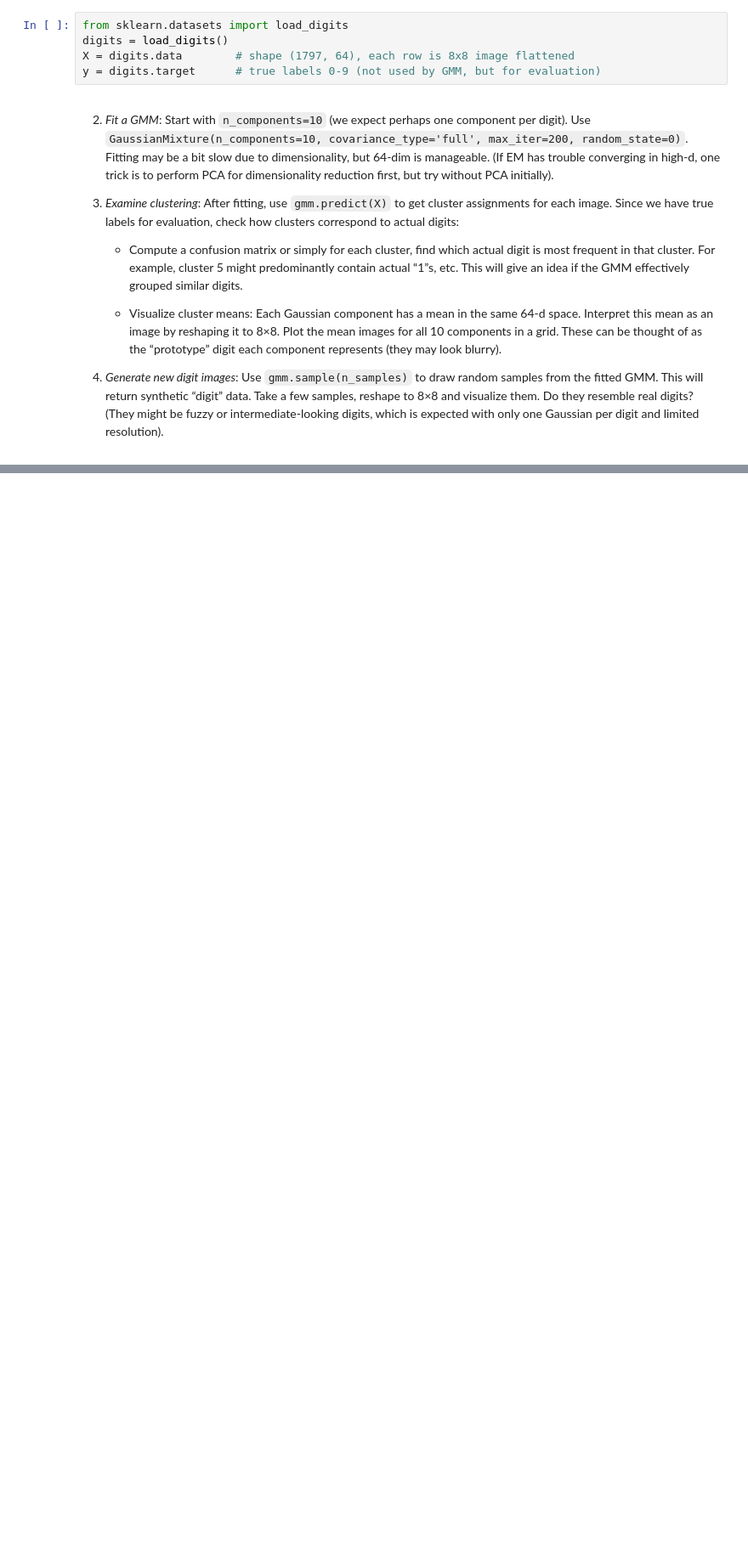
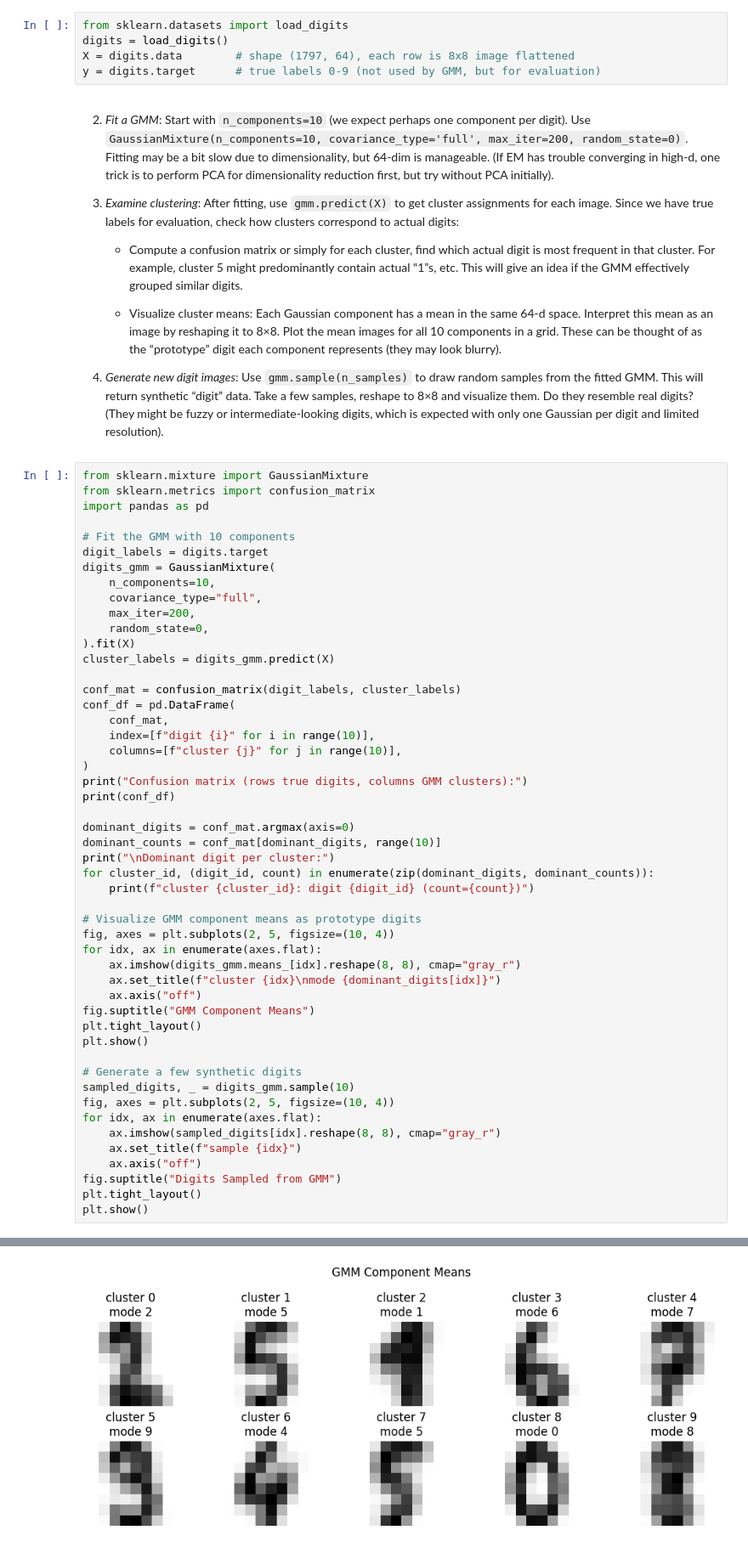
Before and after one commit to MatiPl01/machine-learning, a Jupyter notebook: lab3/Lab1-GMM-student.ipynb, the cells around one changed output, grey strips where cells are left out. Shown at 85% size. Drawn from its saved outputs; the diff is of its cells as text; blank space fills up the shorter version.

```diff
--- a/lab3/Lab1-GMM-student.ipynb
+++ b/lab3/Lab1-GMM-student.ipynb
@@ -389,3 +448,54 @@ y = digits.target      # true labels 0-9 (not used by GMM, but for evaluation)
     - Visualize cluster means: Each Gaussian component has a mean in the same 64-d space. Interpret this mean as an image by reshaping it to 8×8. Plot the mean images for all 10 components in a grid. These can be thought of as the “prototype” digit each component represents (they may look blurry).
 
 4. *Generate new digit images*: Use `gmm.sample(n_samples)` to draw random samples from the fitted GMM. This will return synthetic “digit” data. Take a few samples, reshape to 8×8 and visualize them. Do they resemble real digits? (They might be fuzzy or intermediate-looking digits, which is expected with only one Gaussian per digit and limited resolution).
+# %%
+from sklearn.mixture import GaussianMixture
+from sklearn.metrics import confusion_matrix
+import pandas as pd
+
+# Fit the GMM with 10 components
+digit_labels = digits.target
+digits_gmm = GaussianMixture(
+    n_components=10,
+    covariance_type="full",
+    max_iter=200,
+    random_state=0,
+).fit(X)
+cluster_labels = digits_gmm.predict(X)
+
+conf_mat = confusion_matrix(digit_labels, cluster_labels)
+conf_df = pd.DataFrame(
+    conf_mat,
+    index=[f"digit {i}" for i in range(10)],
+    columns=[f"cluster {j}" for j in range(10)],
+)
+print("Confusion matrix (rows true digits, columns GMM clusters):")
+print(conf_df)
+
+dominant_digits = conf_mat.argmax(axis=0)
+dominant_counts = conf_mat[dominant_digits, range(10)]
+print("\nDominant digit per cluster:")
+for cluster_id, (digit_id, count) in enumerate(zip(dominant_digits, dominant_counts)):
+    print(f"cluster {cluster_id}: digit {digit_id} (count={count})")
+
+# Visualize GMM component means as prototype digits
+fig, axes = plt.subplots(2, 5, figsize=(10, 4))
+for idx, ax in enumerate(axes.flat):
+    ax.imshow(digits_gmm.means_[idx].reshape(8, 8), cmap="gray_r")
+    ax.set_title(f"cluster {idx}\nmode {dominant_digits[idx]}")
+    ax.axis("off")
+fig.suptitle("GMM Component Means")
+plt.tight_layout()
+plt.show()
+
+# Generate a few synthetic digits
+sampled_digits, _ = digits_gmm.sample(10)
+fig, axes = plt.subplots(2, 5, figsize=(10, 4))
+for idx, ax in enumerate(axes.flat):
+    ax.imshow(sampled_digits[idx].reshape(8, 8), cmap="gray_r")
+    ax.set_title(f"sample {idx}")
+    ax.axis("off")
+fig.suptitle("Digits Sampled from GMM")
+plt.tight_layout()
+plt.show()
+# %% [output]
@@ -391,0 +519 @@ y = digits.target      # true labels 0-9 (not used by GMM, but for evaluation)
+[figure, added]
```
Also changed, not shown: parts of 9 cells of this notebook.
